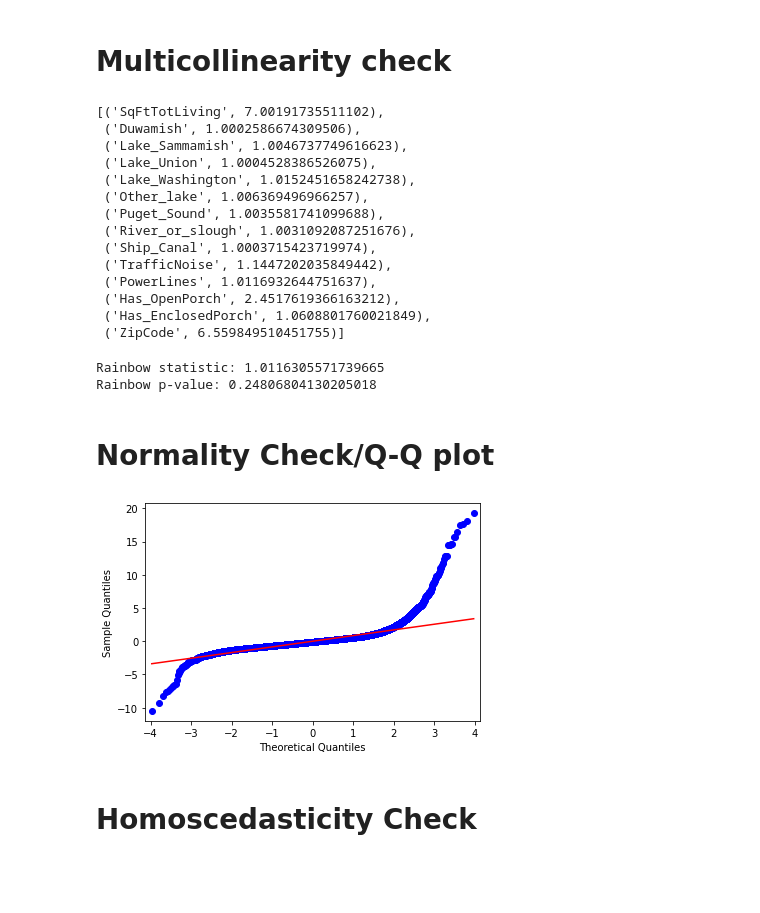
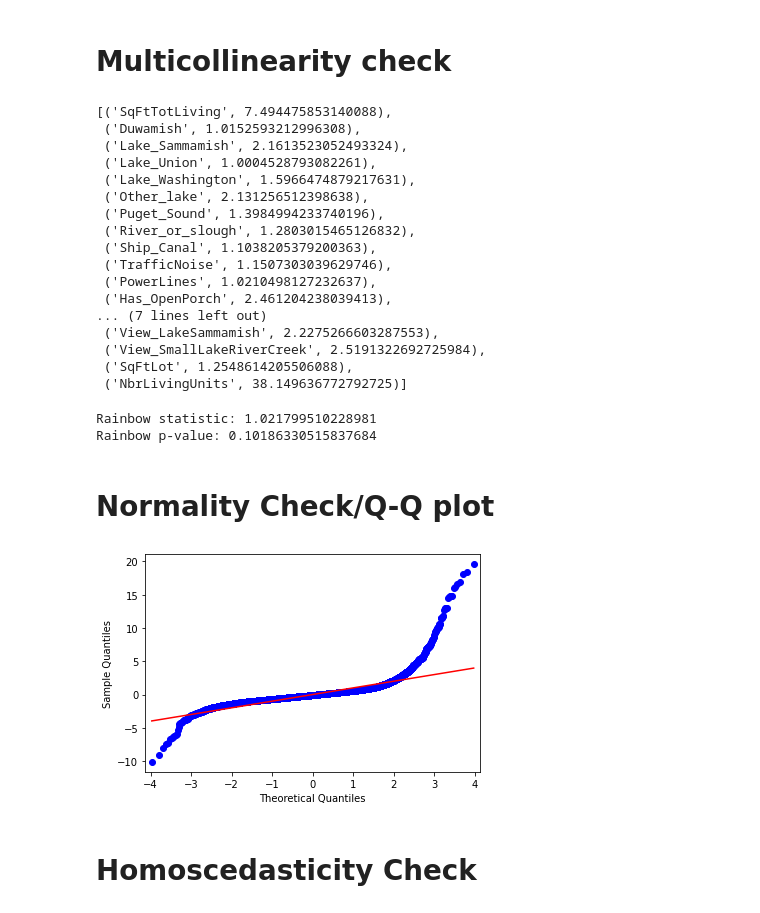
Before and after one commit to angelicacodes/phase_2_project_chicago-sf-seattle-ds-082420, a Jupyter notebook: notebooks/eda/Angelica_EDA2.ipynb, the cells around one changed output. Drawn from its saved outputs; the diff is of its cells as text; code cells hidden in the pictures; blank space fills up the shorter version.

Commit message:
improved models v 1

```diff
--- a/notebooks/eda/Angelica_EDA2.ipynb
+++ b/notebooks/eda/Angelica_EDA2.ipynb
@@ -687,9 +735,11 @@ strong multicollinearity or other numerical problems.
 ### ML_Model 7 --All together
 # %%
 outcome = 'SalePrice'
-x_cols = ['SqFtTotLiving', 'Duwamish', 'Lake_Sammamish', 'Lake_Union',
+x_cols = ['SqFtTotLiving','Duwamish', 'Lake_Sammamish', 'Lake_Union',
           'Lake_Washington', 'Other_lake','Puget_Sound', 'River_or_slough', 'Ship_Canal',
-         'TrafficNoise', 'PowerLines','Has_OpenPorch', 'Has_EnclosedPorch', 'ZipCode']
+         'TrafficNoise', 'PowerLines','Has_OpenPorch', 'Has_EnclosedPorch', 'ZipCode',
+          'View_MtRainier', 'View_Olympics','View_Cascades', 'View_PugetSound', 'View_LakeWashington',
+          'View_LakeSammamish','View_SmallLakeRiverCreek', 'SqFtLot', 'NbrLivingUnits']
 # %%
 predictors = '+'.join(x_cols)
 formula = outcome + '~' + predictors
@@ -739,20 +789,23 @@ X = comb_df[x_cols]
 vif = [variance_inflation_factor(X.values, i) for i in range(X.shape[1])]
 list(zip(x_cols, vif))
 # %% [output]
-[('SqFtTotLiving', 7.00191735511102),
- ('Duwamish', 1.0002586674309506),
- ('Lake_Sammamish', 1.0046737749616623),
- ('Lake_Union', 1.0004528386526075),
- ('Lake_Washington', 1.0152451658242738),
- ('Other_lake', 1.006369496966257),
- ('Puget_Sound', 1.0035581741099688),
- ('River_or_slough', 1.0031092087251676),
- ('Ship_Canal', 1.0003715423719974),
- ('TrafficNoise', 1.1447202035849442),
- ('PowerLines', 1.0116932644751637),
- ('Has_OpenPorch', 2.4517619366163212),
- ('Has_EnclosedPorch', 1.0608801760021849),
- ('ZipCode', 6.559849510451755)]
+[('SqFtTotLiving', 7.494475853140088),
+ ('Duwamish', 1.0152593212996308),
+ ('Lake_Sammamish', 2.1613523052493324),
+ ('Lake_Union', 1.0004528793082261),
+ ('Lake_Washington', 1.5966474879217631),
+ ('Other_lake', 2.131256512398638),
+ ('Puget_Sound', 1.3984994233740196),
+ ('River_or_slough', 1.2803015465126832),
+ ('Ship_Canal', 1.1038205379200363),
+ ('TrafficNoise', 1.1507303039629746),
+ ('PowerLines', 1.0210498127232637),
+ ('Has_OpenPorch', 2.461204238039413),
+... (7 lines left out)
+ ('View_LakeSammamish', 2.2275266603287553),
+ ('View_SmallLakeRiverCreek', 2.5191322692725984),
+ ('SqFtLot', 1.2548614205506088),
+ ('NbrLivingUnits', 38.149636772792725)]
 # %%
 #looking for under 5 vif?
 # %%
@@ -762,8 +815,8 @@ rainbow_statistic, rainbow_p_value = linear_rainbow(ml_model7)
 print("Rainbow statistic:", rainbow_statistic)
 print("Rainbow p-value:", rainbow_p_value)
 # %% [output]
-Rainbow statistic: 1.0116305571739665
-Rainbow p-value: 0.24806804130205018
+Rainbow statistic: 1.021799510228981
+Rainbow p-value: 0.10186330515837684
 # %% [markdown]
 # Normality Check/Q-Q plot
 # %%
@@ -773,9 +826,9 @@ import scipy.stats as stats
 dist=stats.norm
 fit=True
 # %%
-fig = sm.graphics.qqplot(ml_model7.resid, line='r',dist=stats.norm, fit=True)
+fig = sm.graphics.qqplot(ml_model7.resid, line='s',dist=stats.norm, fit=True)
 # %% [output]
-[figure, old version]
+[figure, new version]
 # %% [markdown]
 # Homoscedasticity Check
 # %%
```
Also changed, not shown: parts of 24 cells of this notebook.
